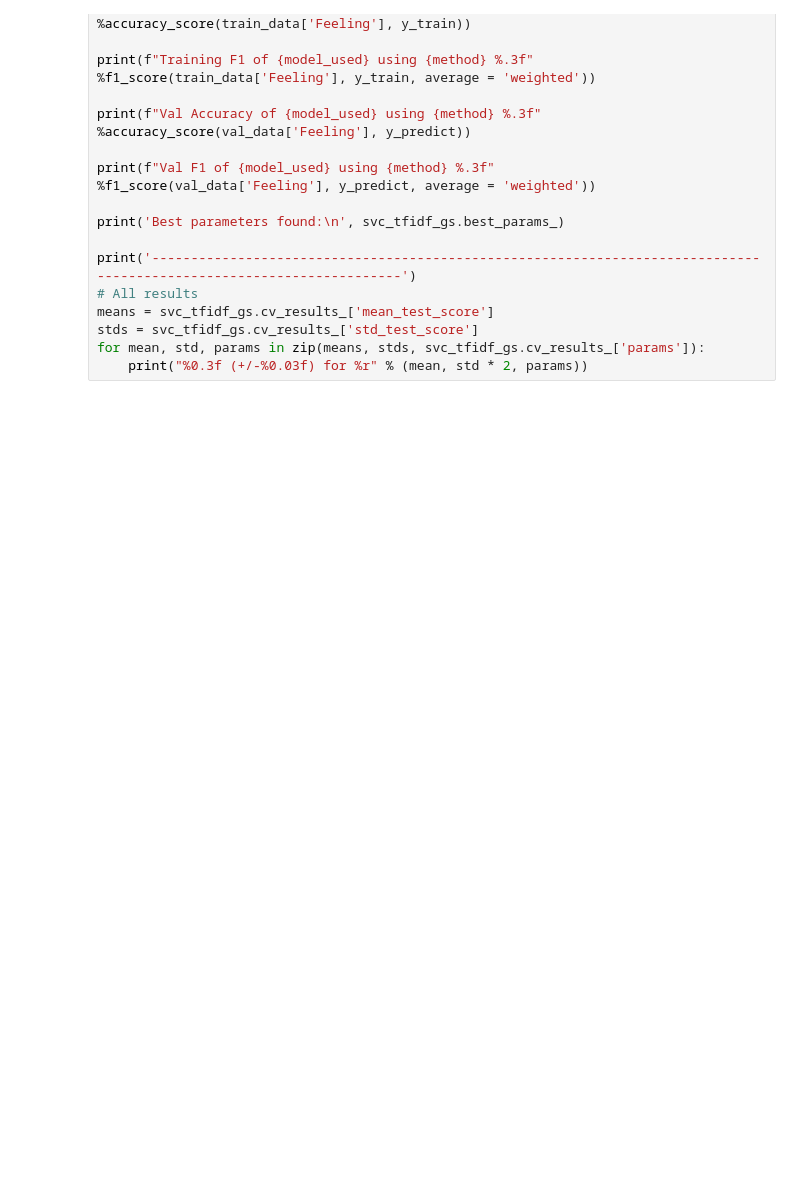
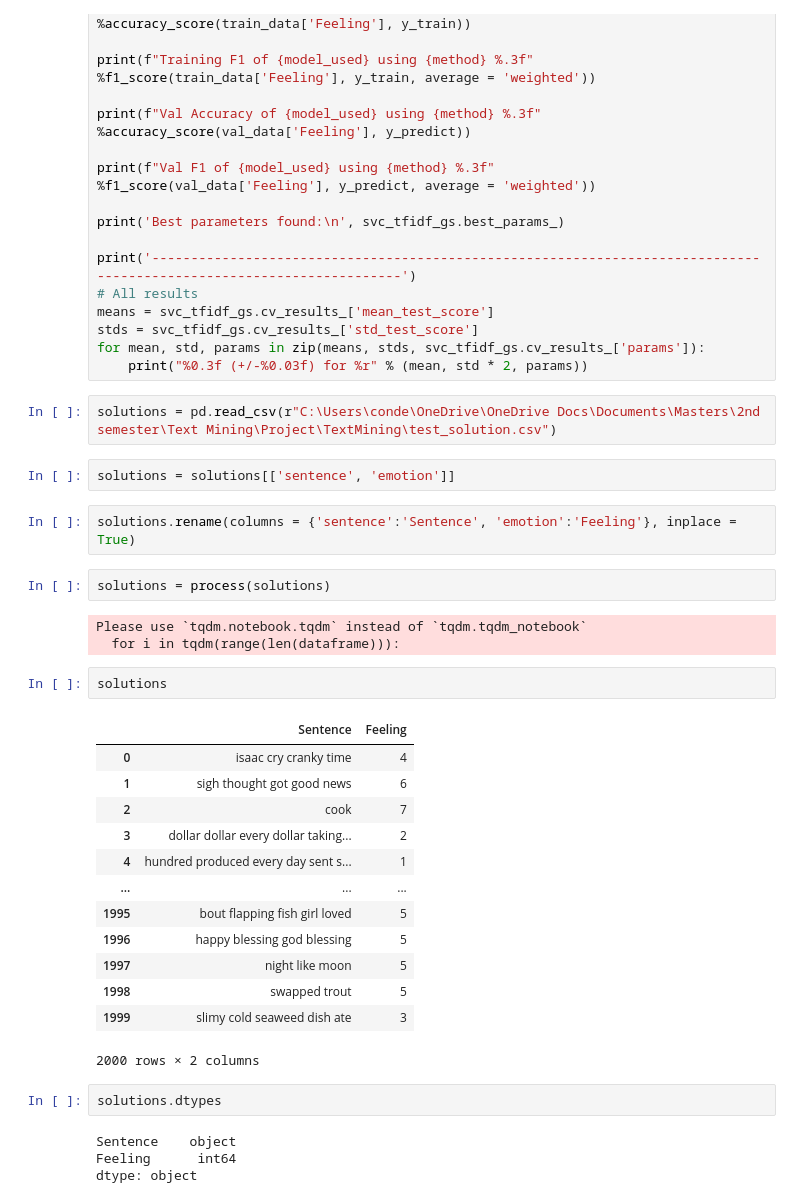
Before and after one commit to jorgedanielconde/TextMining, a Jupyter notebook: tm_notebook.ipynb, the cells around one changed output. Cells and saved outputs as stored; diff of their text form; blank space fills up the shorter version.

```diff
--- a/tm_notebook.ipynb
+++ b/tm_notebook.ipynb
@@ -746,3 +746,36 @@ means = svc_tfidf_gs.cv_results_['mean_test_score']
 stds = svc_tfidf_gs.cv_results_['std_test_score']
 for mean, std, params in zip(means, stds, svc_tfidf_gs.cv_results_['params']):
     print("%0.3f (+/-%0.03f) for %r" % (mean, std * 2, params))
+# %%
+solutions = pd.read_csv(r"C:\Users\conde\OneDrive\OneDrive Docs\Documents\Masters\2nd semester\Text Mining\Project\TextMining\test_solution.csv")
+# %%
+solutions = solutions[['sentence', 'emotion']]
+# %%
+solutions.rename(columns = {'sentence':'Sentence', 'emotion':'Feeling'}, inplace = True)
+# %%
+solutions = process(solutions)
+# %% [output]
+Please use `tqdm.notebook.tqdm` instead of `tqdm.tqdm_notebook`
+  for i in tqdm(range(len(dataframe))):
+# %%
+solutions
+# %% [output]
+|  | Sentence | Feeling |
+| 0 | isaac cry cranky time | 4 |
+| 1 | sigh thought got good news | 6 |
+| 2 | cook | 7 |
+| 3 | dollar dollar every dollar taking... | 2 |
+| 4 | hundred produced every day sent s... | 1 |
+| ... | ... | ... |
+| 1995 | bout flapping fish girl loved | 5 |
+| 1996 | happy blessing god blessing | 5 |
+| 1997 | night like moon | 5 |
+| 1998 | swapped trout | 5 |
+| 1999 | slimy cold seaweed dish ate | 3 |
+2000 rows × 2 columns
+# %%
+solutions.dtypes
+# %% [output]
+Sentence    object
+Feeling      int64
+dtype: object
```
Also changed, not shown: parts of 3 cells of this notebook.
